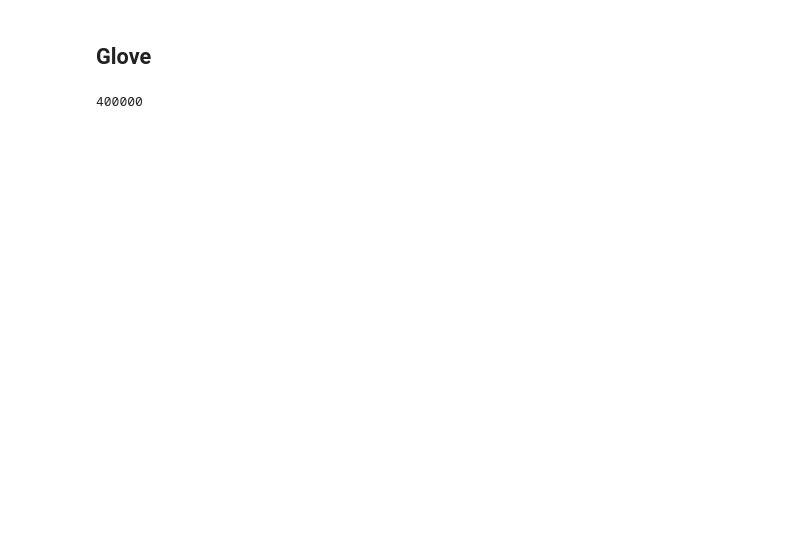
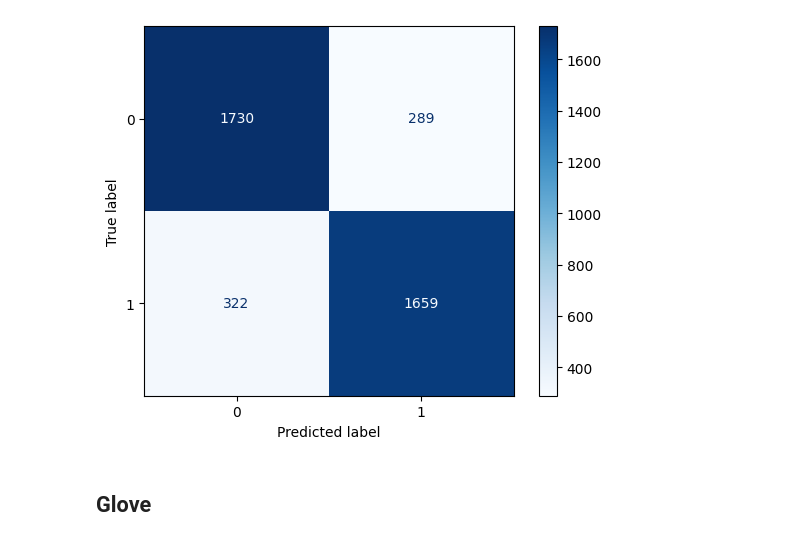
Before and after one commit to matkubita/ClickbaitDetectionThesis, a Jupyter notebook: notebooks/5-Word-Embedding-Models.ipynb, the cells around one changed output. Saved outputs shown, nothing was run; the diff lists cells and outputs as text; code cells hidden in the pictures; blank space fills up the shorter version.

```diff
--- a/notebooks/5-Word-Embedding-Models.ipynb
+++ b/notebooks/5-Word-Embedding-Models.ipynb
@@ -45,0 +127,3 @@ df_merged
+# %%
+xgb_model = xgb.XGBClassifier(random_state = 0)
+xgb_model.fit(x_train_vect, y_train)
@@ -46,3 +142,14 @@ df_merged
+# %%
+pred_xgb = xgb_model.predict(x_test_vect)
+# %%
+cm = confusion_matrix(y_test, pred_xgb)
+
+# Display the confusion matrix
+disp = ConfusionMatrixDisplay(confusion_matrix=cm)
+disp.plot(cmap=plt.cm.Blues)
+plt.show()
+# %% [output]
+[figure, added]
 # %% [markdown]
 ## Glove
 # %%
@@ -56,7 +163,3 @@ with open(path_local, encoding='utf-8') as f:
         word = values[0]
         coefs = np.asarray(values[1:], dtype='float32')
         embedding_index[word] = coefs
-# %%
-len(embedding_index)
-# %% [output]
-400000
```
Also changed, not shown: parts of 38 cells of this notebook, 2 other files.
